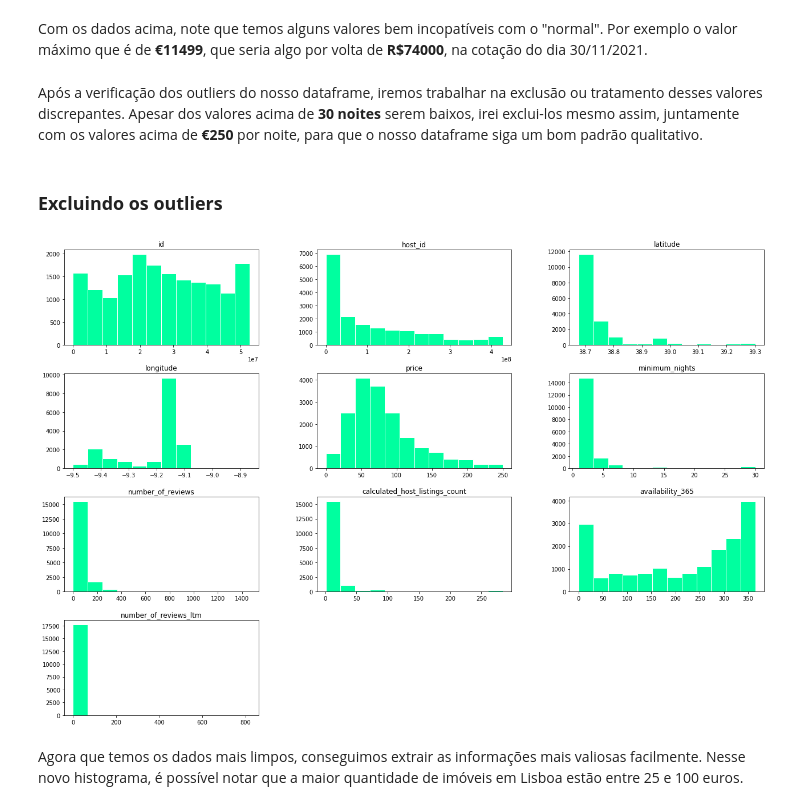
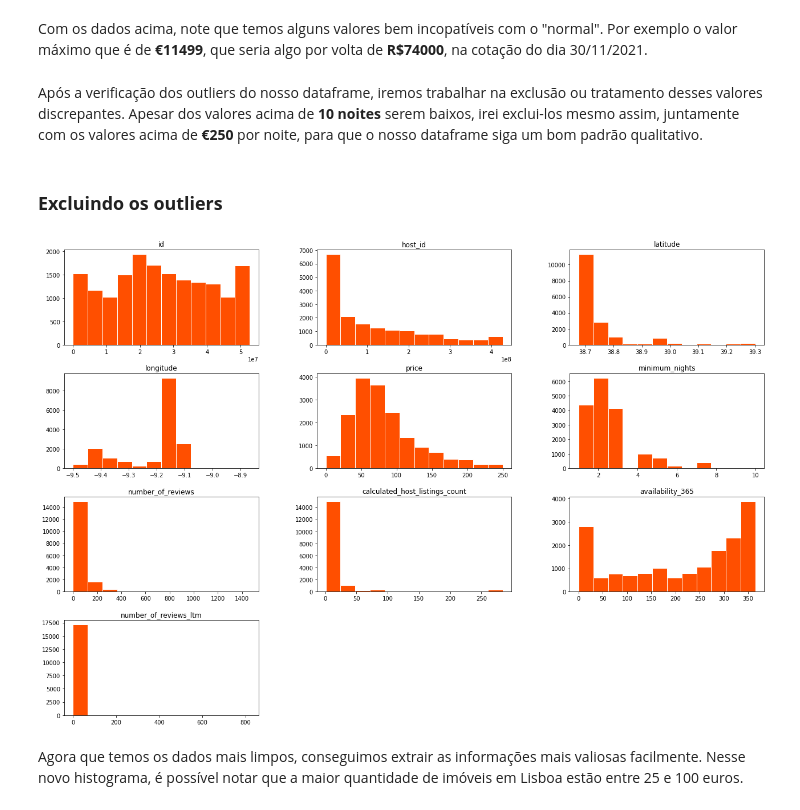
Before and after one commit to antoniomlo/Data_Science, a Jupyter notebook: Analisando_os_Dados_do_Airbnb_Lisboa.ipynb, the cells around one changed output. Saved outputs shown, nothing was run; the diff lists cells and outputs as text; code cells hidden in the pictures.

```diff
--- a/Analisando_os_Dados_do_Airbnb_Lisboa.ipynb
+++ b/Analisando_os_Dados_do_Airbnb_Lisboa.ipynb
@@ -222,19 +222,19 @@ Acima de €250:
 # %% [markdown]
 Com os dados acima, note que temos alguns valores bem incopatíveis com o "normal". Por exemplo o valor máximo que é de **€11499**, que seria algo por volta de **R$74000**, na cotação do dia 30/11/2021.
 # %% [markdown]
-Após a verificação dos outliers do nosso dataframe, iremos trabalhar na exclusão ou tratamento desses valores discrepantes. Apesar dos valores acima de **30 noites** serem baixos, irei exclui-los mesmo assim, juntamente com os valores acima de **€250** por noite, para que o nosso dataframe siga um bom padrão qualitativo.
+Após a verificação dos outliers do nosso dataframe, iremos trabalhar na exclusão ou tratamento desses valores discrepantes. Apesar dos valores acima de **10 noites** serem baixos, irei exclui-los mesmo assim, juntamente com os valores acima de **€250** por noite, para que o nosso dataframe siga um bom padrão qualitativo.
 # %% [markdown]
 ### **Excluindo os outliers**
 # %%
 # Definindo o novo dataset sem outliers
 df_clean = df.copy()
 df_clean.drop(df_clean[df_clean.price > 250].index, axis=0, inplace=True)
-df_clean.drop(df_clean[df_clean.minimum_nights > 30].index, axis=0, inplace=True)
+df_clean.drop(df_clean[df_clean.minimum_nights > 10].index, axis=0, inplace=True)
 
 # Plotando o gráfico
-df_clean.hist(bins=12, figsize=(22,15), grid=False, color= '#00ff9f',ec = "w");
+df_clean.hist(bins=12, figsize=(22,15), grid=False, color= '#ff4f00',ec = "w");
 # %% [output]
-[figure, old version]
+[figure, new version]
 # %% [markdown]
 Agora que temos os dados mais limpos, conseguimos extrair as informações mais valiosas facilmente. Nesse novo histograma, é possível notar que a maior quantidade de imóveis em Lisboa estão entre 25 e 100 euros.
 # %% [markdown]
```
Also changed, not shown: parts of 7 cells of this notebook.
